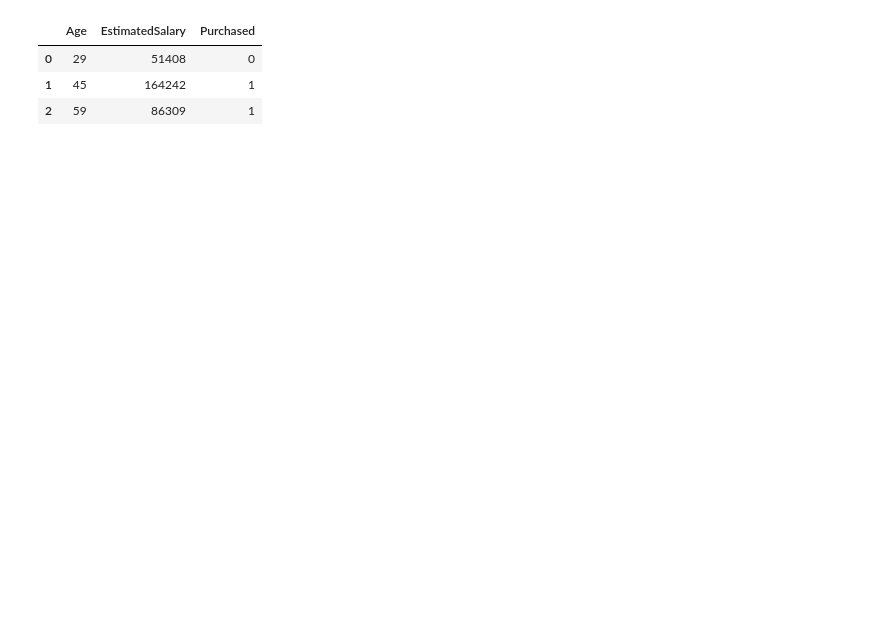
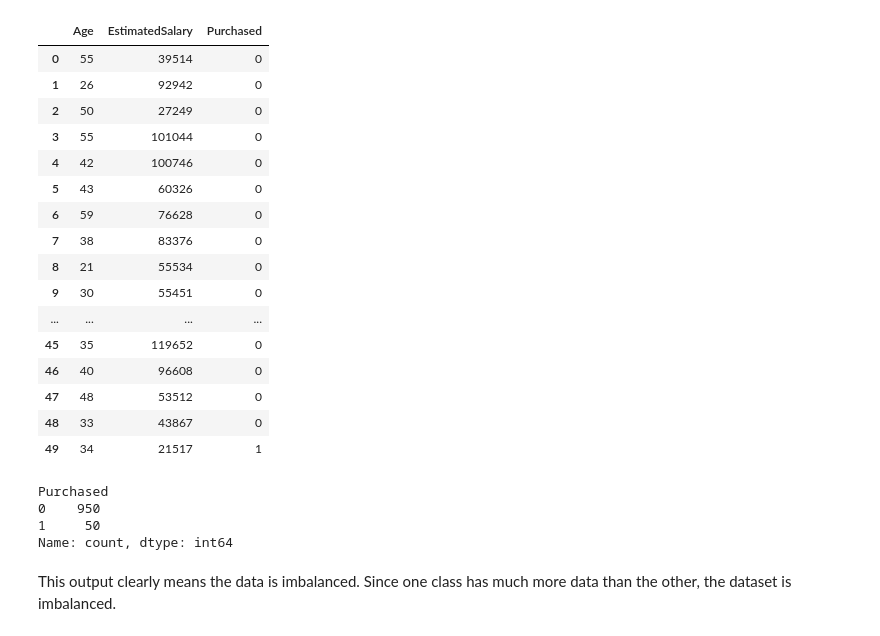
Before and after one commit to ChaturvedyShalini/ml-learning-journey, a Jupyter notebook: imbalancing_dataset.ipynb, the cells around one changed output. Saved outputs shown, nothing was run; the diff lists cells and outputs as text; code cells hidden in the pictures; blank space fills up the shorter version.

```diff
--- a/imbalancing_dataset.ipynb
+++ b/imbalancing_dataset.ipynb
@@ -3,10 +3,33 @@ import pandas as pd
 import matplotlib.pyplot as plt
 import seaborn as sns
 # %%
-dataset = pd.read_csv("social_network_ads_imbalanced_1000.csv")
-dataset.head(3)
+dataset = pd.read_csv("social_network_ads_highly_imbalanced_1000.csv")
+dataset.head(50)
 # %% [output]
 |  | Age | EstimatedSalary | Purchased |
-| 0 | 29 | 51408 | 0 |
-| 1 | 45 | 164242 | 1 |
-| 2 | 59 | 86309 | 1 |
+| 0 | 55 | 39514 | 0 |
+| 1 | 26 | 92942 | 0 |
+| 2 | 50 | 27249 | 0 |
+| 3 | 55 | 101044 | 0 |
+| 4 | 42 | 100746 | 0 |
+| 5 | 43 | 60326 | 0 |
+| 6 | 59 | 76628 | 0 |
+| 7 | 38 | 83376 | 0 |
+| 8 | 21 | 55534 | 0 |
+| 9 | 30 | 55451 | 0 |
+| ... | ... | ... | ... |
+| 45 | 35 | 119652 | 0 |
+| 46 | 40 | 96608 | 0 |
+| 47 | 48 | 53512 | 0 |
+| 48 | 33 | 43867 | 0 |
+| 49 | 34 | 21517 | 1 |
+# %%
+dataset["Purchased"].value_counts()
+# %% [output]
+Purchased
+0    950
+1     50
+Name: count, dtype: int64
+# %% [markdown]
+This output clearly means the data is imbalanced.
+Since one class has much more data than the other, the dataset is imbalanced.
```
Also changed, not shown: parts of 12 cells of this notebook, 1 other file.
